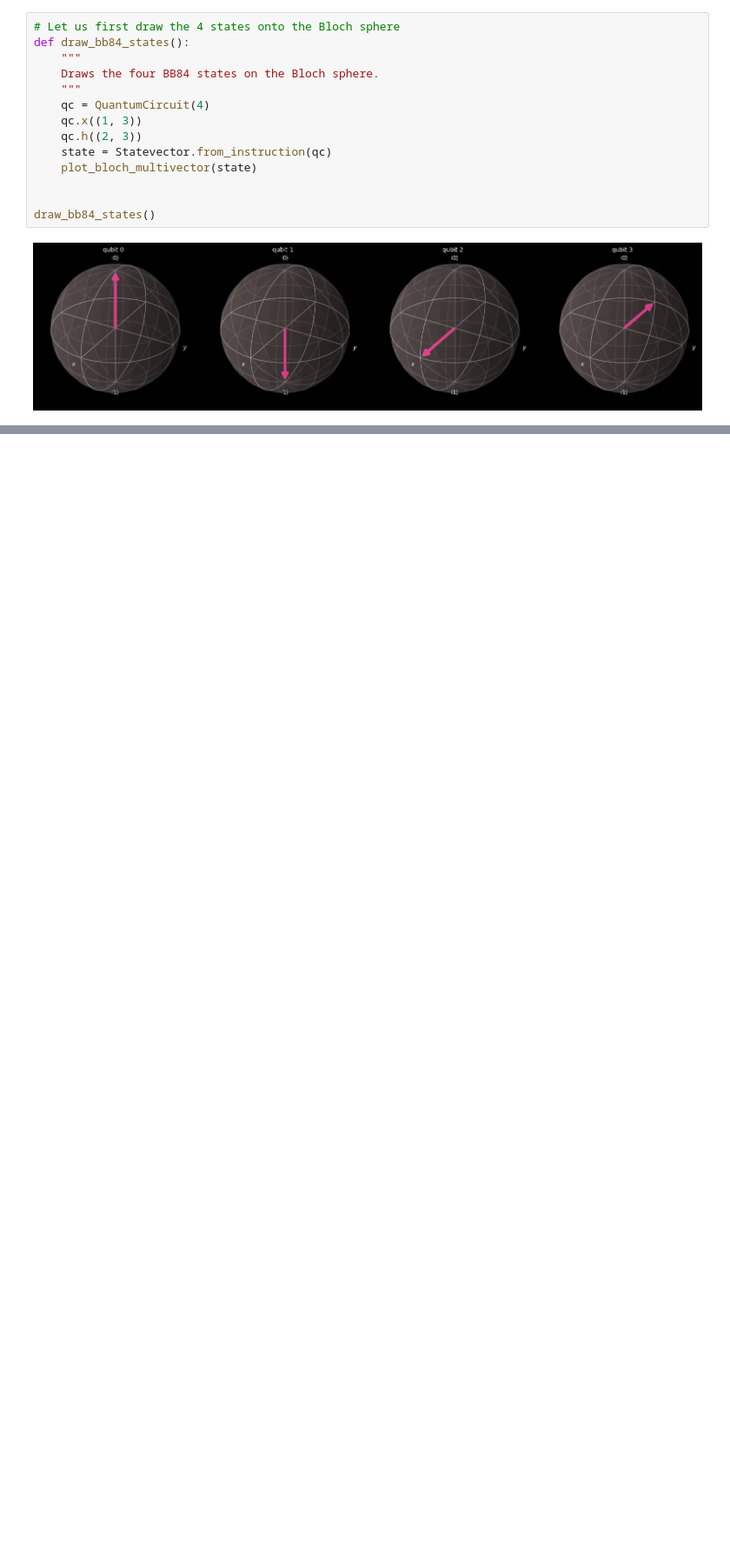
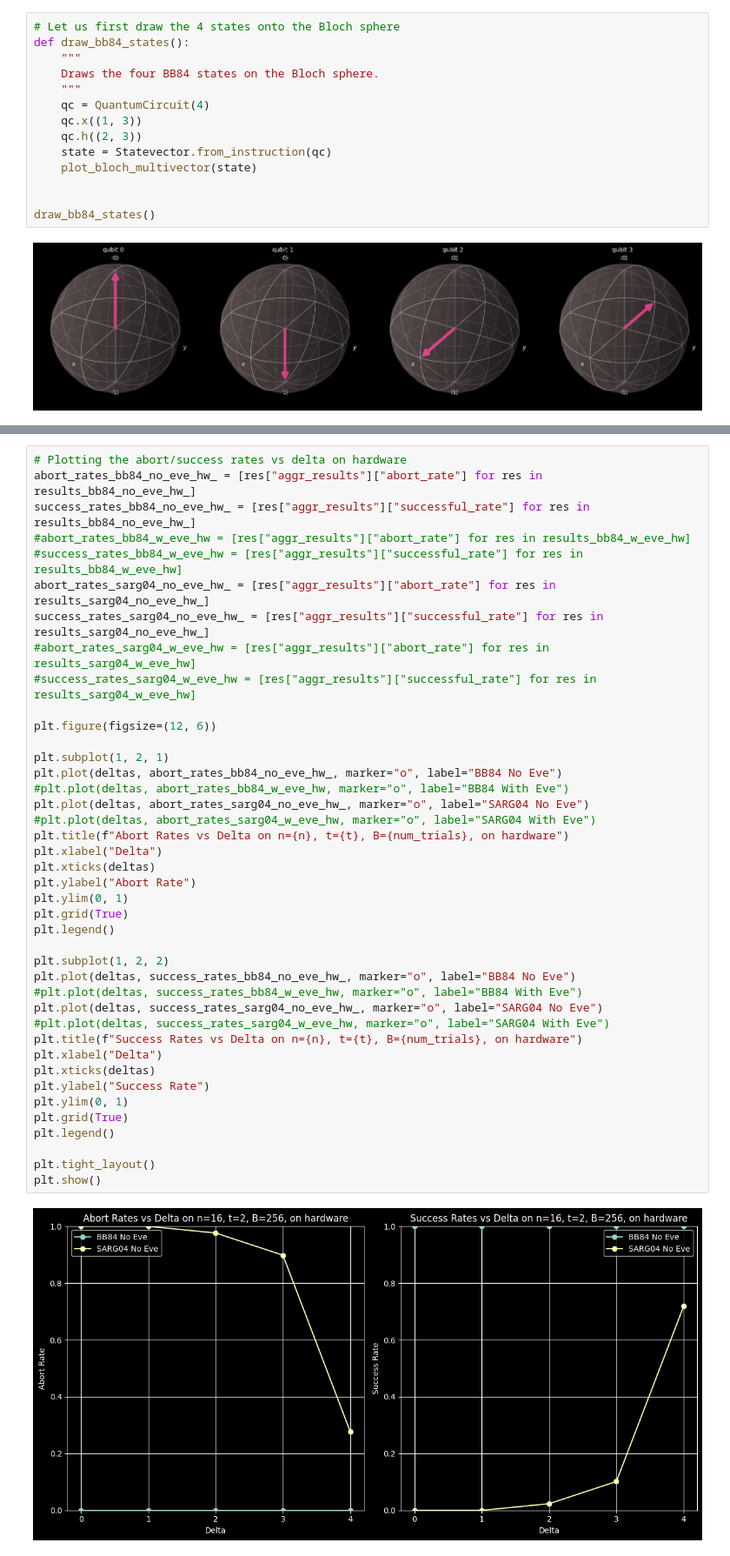
Before and after one commit to selendic/aau-qic-mini-project-bb84-sarg04, a Jupyter notebook: BB84_and_SARG04.ipynb, the cells around one changed output, grey strips where cells are left out. Shown: that part at 87% size. Saved outputs shown, nothing was run; the diff lists cells and outputs as text; blank space fills up the shorter version.

```diff
--- a/BB84_and_SARG04.ipynb
+++ b/BB84_and_SARG04.ipynb
@@ -359,0 +1060,43 @@ BB84Result(n=4, delta=0, t=2, N=16, eve_present=True, alice_bases=array([0, 0, 0
+# %%
+# Plotting the abort/success rates vs delta on hardware
+abort_rates_bb84_no_eve_hw_ = [res["aggr_results"]["abort_rate"] for res in results_bb84_no_eve_hw_]
+success_rates_bb84_no_eve_hw_ = [res["aggr_results"]["successful_rate"] for res in results_bb84_no_eve_hw_]
+#abort_rates_bb84_w_eve_hw = [res["aggr_results"]["abort_rate"] for res in results_bb84_w_eve_hw]
+#success_rates_bb84_w_eve_hw = [res["aggr_results"]["successful_rate"] for res in results_bb84_w_eve_hw]
+abort_rates_sarg04_no_eve_hw_ = [res["aggr_results"]["abort_rate"] for res in results_sarg04_no_eve_hw_]
+success_rates_sarg04_no_eve_hw_ = [res["aggr_results"]["successful_rate"] for res in results_sarg04_no_eve_hw_]
+#abort_rates_sarg04_w_eve_hw = [res["aggr_results"]["abort_rate"] for res in results_sarg04_w_eve_hw]
+#success_rates_sarg04_w_eve_hw = [res["aggr_results"]["successful_rate"] for res in results_sarg04_w_eve_hw]
+
+plt.figure(figsize=(12, 6))
+
+plt.subplot(1, 2, 1)
+plt.plot(deltas, abort_rates_bb84_no_eve_hw_, marker="o", label="BB84 No Eve")
+#plt.plot(deltas, abort_rates_bb84_w_eve_hw, marker="o", label="BB84 With Eve")
+plt.plot(deltas, abort_rates_sarg04_no_eve_hw_, marker="o", label="SARG04 No Eve")
+#plt.plot(deltas, abort_rates_sarg04_w_eve_hw, marker="o", label="SARG04 With Eve")
+plt.title(f"Abort Rates vs Delta on n={n}, t={t}, B={num_trials}, on hardware")
+plt.xlabel("Delta")
+plt.xticks(deltas)
+plt.ylabel("Abort Rate")
+plt.ylim(0, 1)
+plt.grid(True)
+plt.legend()
+
+plt.subplot(1, 2, 2)
+plt.plot(deltas, success_rates_bb84_no_eve_hw_, marker="o", label="BB84 No Eve")
+#plt.plot(deltas, success_rates_bb84_w_eve_hw, marker="o", label="BB84 With Eve")
+plt.plot(deltas, success_rates_sarg04_no_eve_hw_, marker="o", label="SARG04 No Eve")
+#plt.plot(deltas, success_rates_sarg04_w_eve_hw, marker="o", label="SARG04 With Eve")
+plt.title(f"Success Rates vs Delta on n={n}, t={t}, B={num_trials}, on hardware")
+plt.xlabel("Delta")
+plt.xticks(deltas)
+plt.ylabel("Success Rate")
+plt.ylim(0, 1)
+plt.grid(True)
+plt.legend()
+
+plt.tight_layout()
+plt.show()
+# %% [output]
+[figure, added]
```
Also changed, not shown: parts of 20 cells of this notebook, 9 other files.
